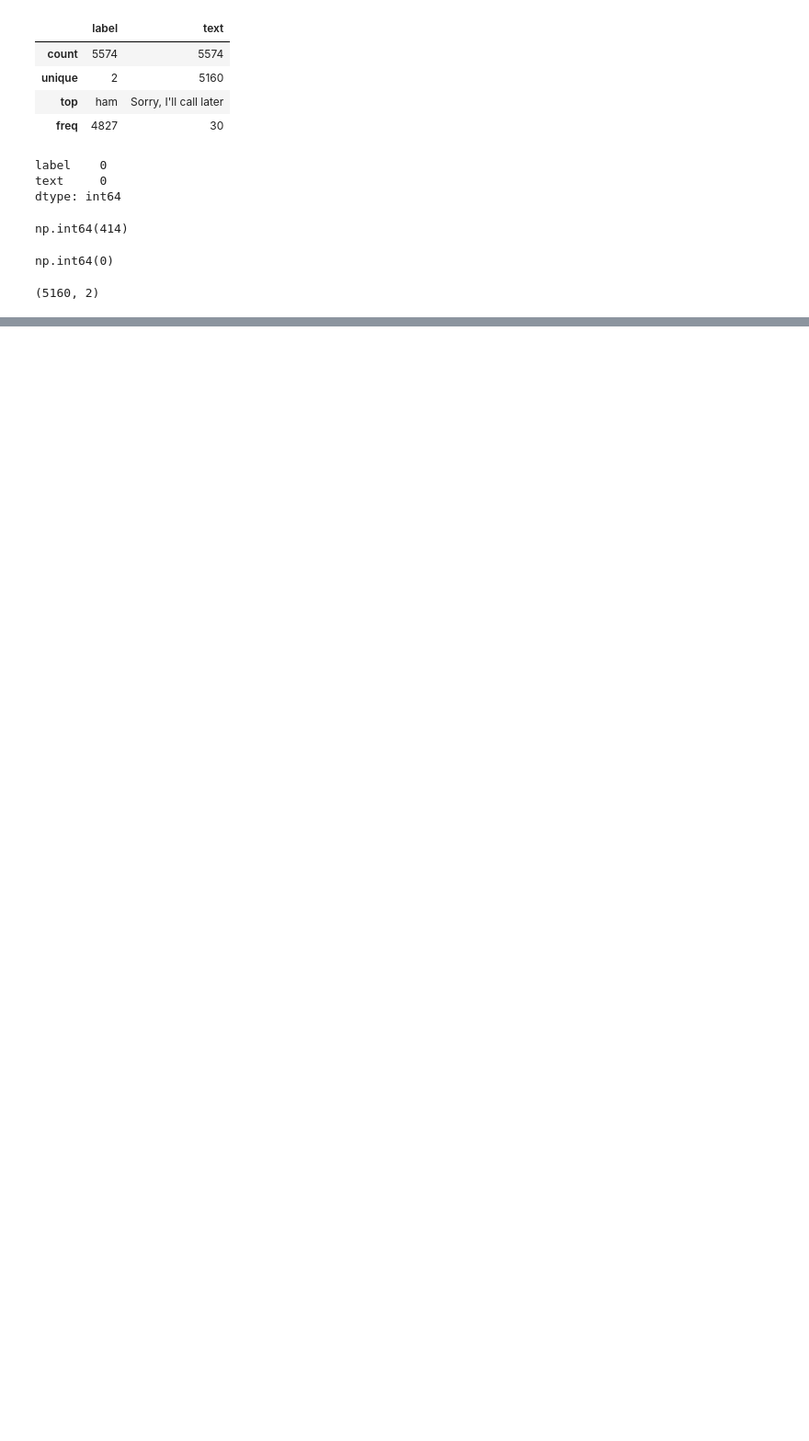
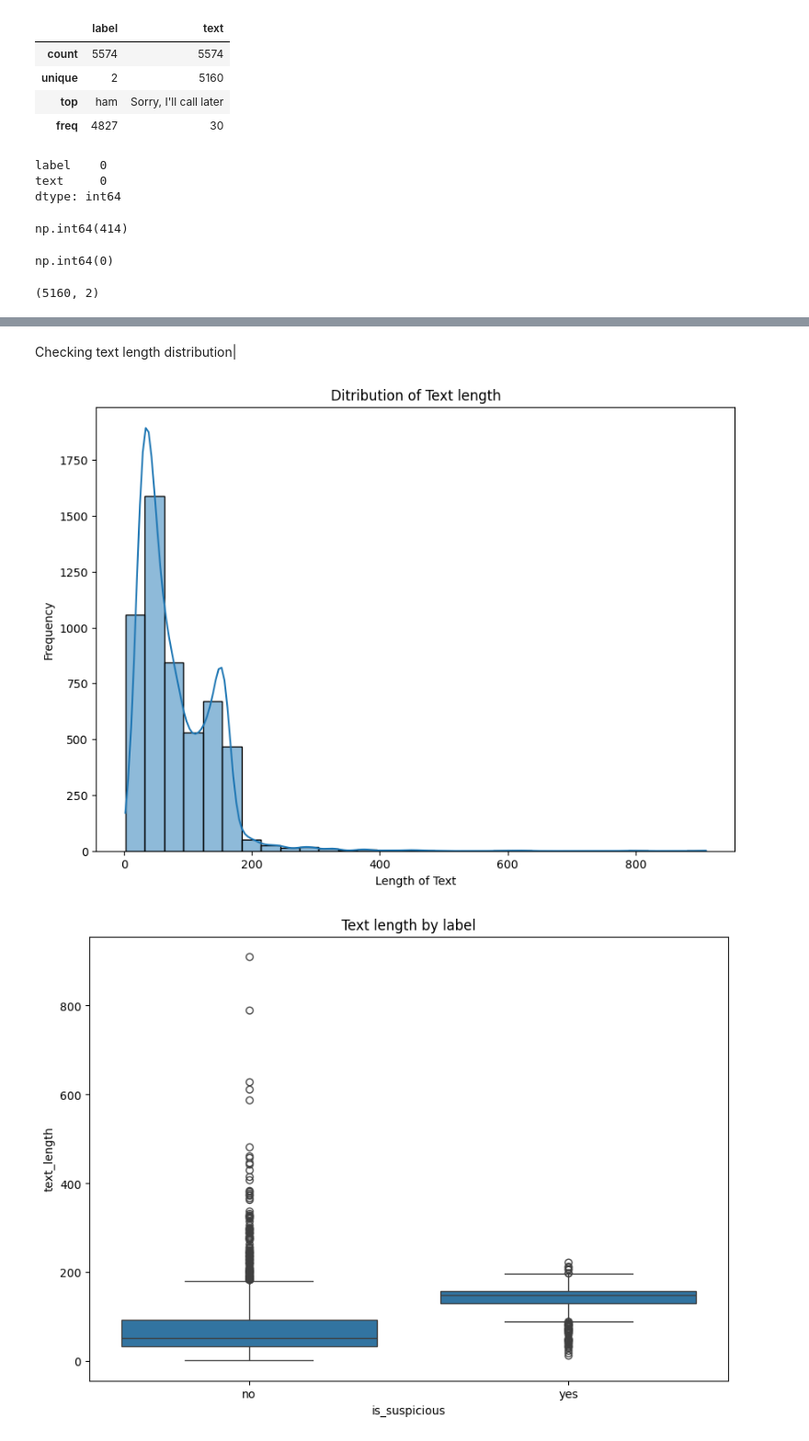
Before and after one commit to SheshamJoseph/Hybrid_SE_system, a Jupyter notebook: cse_detection.ipynb, the cells around one changed output, grey strips where cells are left out. Shown at 92% size. Drawn from its saved outputs; the diff is of its cells as text; code cells hidden in the pictures; blank space fills up the shorter version.

```diff
--- a/cse_detection.ipynb
+++ b/cse_detection.ipynb
@@ -99,0 +258,23 @@ sms_df.shape
+# %% [markdown]
+Checking text length distribution|
+# %%
+# new column
+combined_df['text_length'] = combined_df['text'].apply(len)
+
+# plot distribution
+plt.figure(figsize=(10, 7))
+sns.histplot(combined_df['text_length'], bins=30, kde=True)
+plt.title("Ditribution of Text length")
+plt.xlabel("Length of Text")
+plt.ylabel("Frequency")
+plt.savefig('images/text_length_by_frequency.png')
+plt.show()
+
+plt.figure(figsize=(10, 7))
+sns.boxplot(x="is_suspicious", y='text_length', data=combined_df)
+plt.title("Text length by label")
+plt.savefig('images/text_length_by_label.png')
+plt.show()
+# %% [output]
+[figure, added]
+[figure, added]
```
Also changed, not shown: parts of 35 cells of this notebook, 1 other file.
